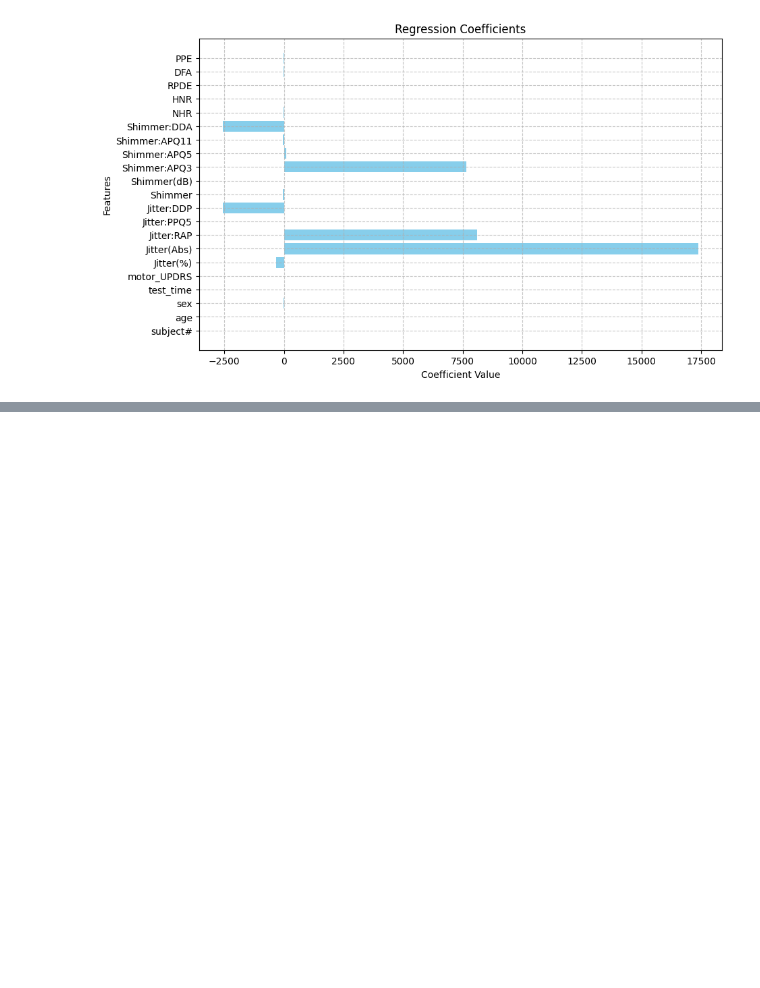
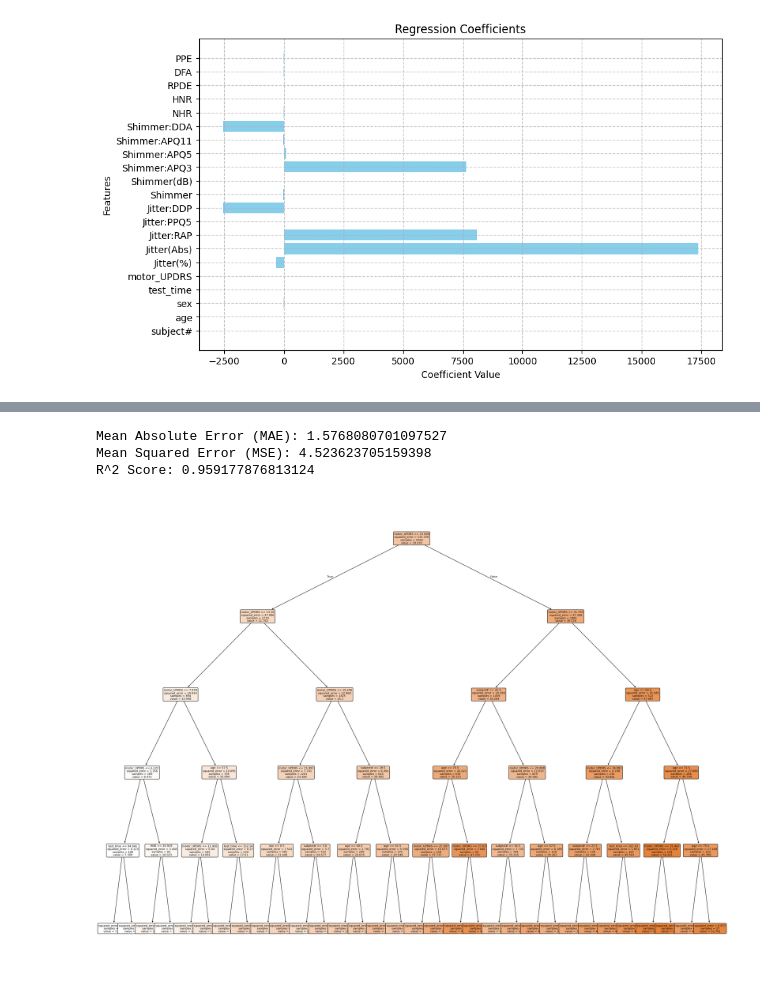
Before and after one commit to SnrPep/MLe, a Jupyter notebook: Практика_5.ipynb, the cells around one changed output, grey strips where cells are left out. Drawn from its saved outputs; the diff is of its cells as text; code cells hidden in the pictures; blank space fills up the shorter version.

```diff
--- a/Практика_5.ipynb
+++ b/Практика_5.ipynb
@@ -493,0 +565,37 @@ R^2 Score: 0.91
+# %%
+from sklearn.tree import DecisionTreeRegressor, plot_tree
+
+X_train, X_test, y_train, y_test = train_test_split(X, y, test_size=0.2, random_state=42)
+
+# Создание и обучение модели DecisionTreeRegressor
+model = DecisionTreeRegressor(random_state=42, max_depth=5)  # Ограничиваем максимальную глубину дерева
+model.fit(X_train, y_train)
+
+# Предсказания на тестовых данных
+y_pred = model.predict(X_test)
+
+# MAE
+mae = mean_absolute_error(y_test, y_pred)
+print(f"Mean Absolute Error (MAE): {mae}")
+
+# MSE
+mse = mean_squared_error(y_test, y_pred)
+print(f"Mean Squared Error (MSE): {mse}")
+
+# R^2
+r2 = r2_score(y_test, y_pred)
+print(f"R^2 Score: {r2}")
+# %% [output]
+Mean Absolute Error (MAE): 1.5768080701097527
+Mean Squared Error (MSE): 4.523623705159398
+R^2 Score: 0.959177876813124
+# %%
+# Дерево решений
+import matplotlib.pyplot as plt
+
+plt.figure(figsize=(10, 10))
+plot_tree(model, filled=True, feature_names=X.columns, rounded=True, fontsize=8)
+plt.subplots_adjust(left=0.1, right=2.6, top=2, bottom=0.1)
+plt.show()
+# %% [output]
+[figure, added]
```
Also changed, not shown: parts of 3 cells of this notebook.
